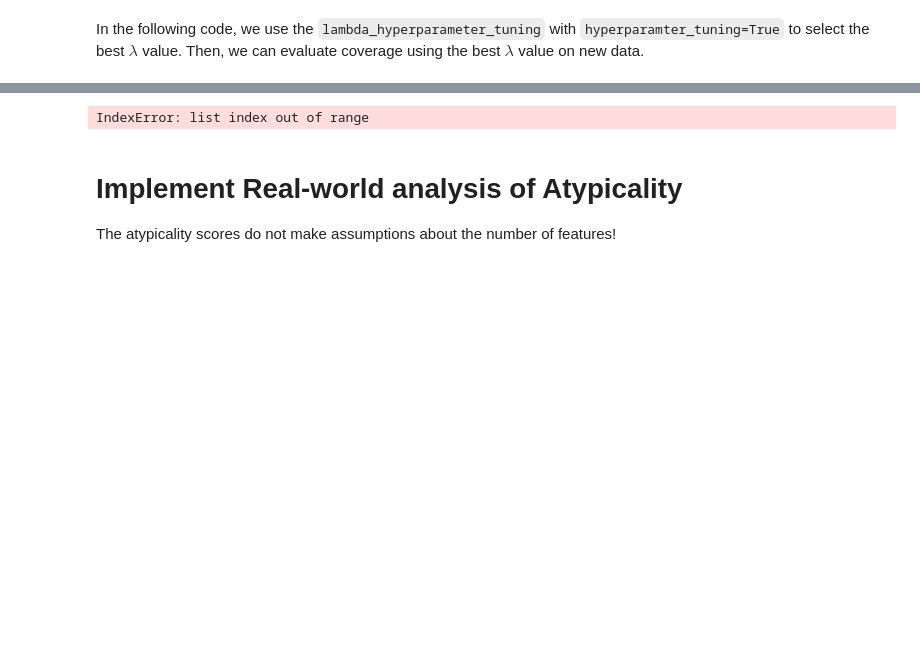
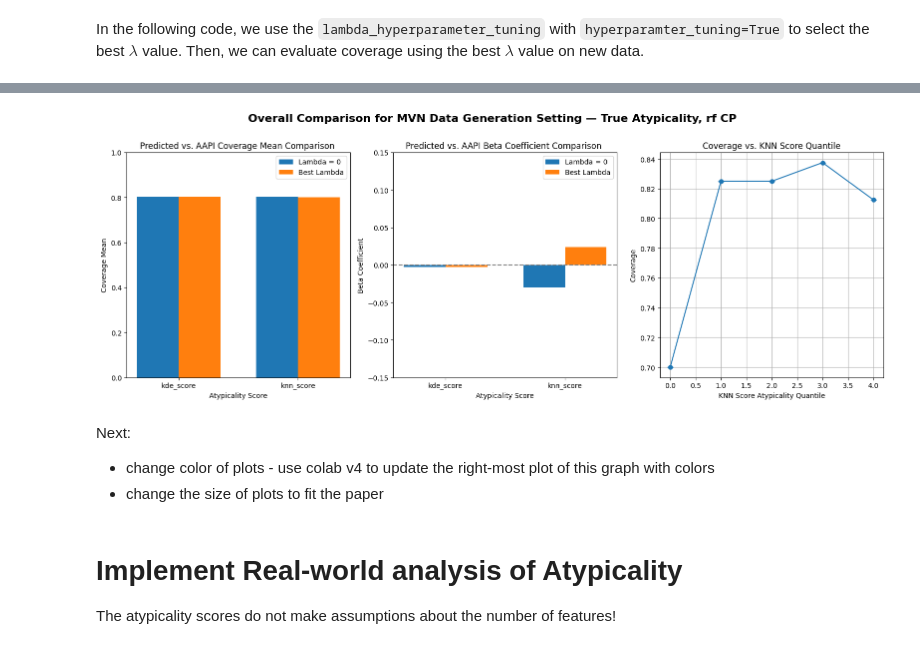
Before and after one commit to audtree/extending-atypicality, a Jupyter notebook: notebooks/proof-of-concept.ipynb, the cells around one changed output, grey strips where cells are left out. Saved outputs shown, nothing was run; the diff lists cells and outputs as text; code cells hidden in the pictures; blank space fills up the shorter version.

Commit message:
3-fig lambda plotting

```diff
--- a/notebooks/proof-of-concept.ipynb
+++ b/notebooks/proof-of-concept.ipynb
@@ -411,16 +177,27 @@ def plot_datagen_lambda_comparison(atyp_col = 'log_joint_mvn_score',
 # %%
-plot_datagen_lambda_comparison(atyp_col = 'knn_score',
+# atyp_scores = ['knn_score']
+# data_generation_settings = [generate_and_split_mvn_data]
+# cp_models = [fit_rf_cp_model]
+
+from plotting import plot_datagen_lambda_comparison
+
+plot_datagen_lambda_comparison(lambda_metric_results,
+                               coverage_results,
+                               atyp_col = 'knn_score',
                                atypicality_score_title = 'KNN Score',
-                                data_generation_setting = generate_and_split_mvn_data,
-                                data_generation_setting_title =
-                                    'KNN Data Generation Setting',
-                                cp_model = fit_conformal_cp_model,
-                                atypicality_scores = ['knn_score', 'kde_score',
-                                                      'log_joint_mvn_score', 'lognormal_score',
-                                                      'gmm_score'],
-                                true_atypicality = True)
+                               data_generation_setting = generate_and_split_mvn_data,
+                               data_generation_setting_title = 'MVN Data Generation Setting',
+                               cp_model = fit_rf_cp_model,
+                               atypicality_scores = ['knn_score', 'kde_score',
+                                                        'log_joint_mvn_score', 'lognormal_score',
+                                                        'gmm_score'],
+                               true_atypicality = True)
 # %% [output]
-IndexError: list index out of range
+[figure, added]
+# %% [markdown]
+Next:
+* change color of plots - use colab v4 to update the right-most plot of this graph with colors
+* change the size of plots to fit the paper
 # %% [markdown]
 # Implement Real-world analysis of Atypicality
 The atypicality scores do not make assumptions about the number of features!
```
Also changed, not shown: parts of 3 cells of this notebook, 3 other files.
